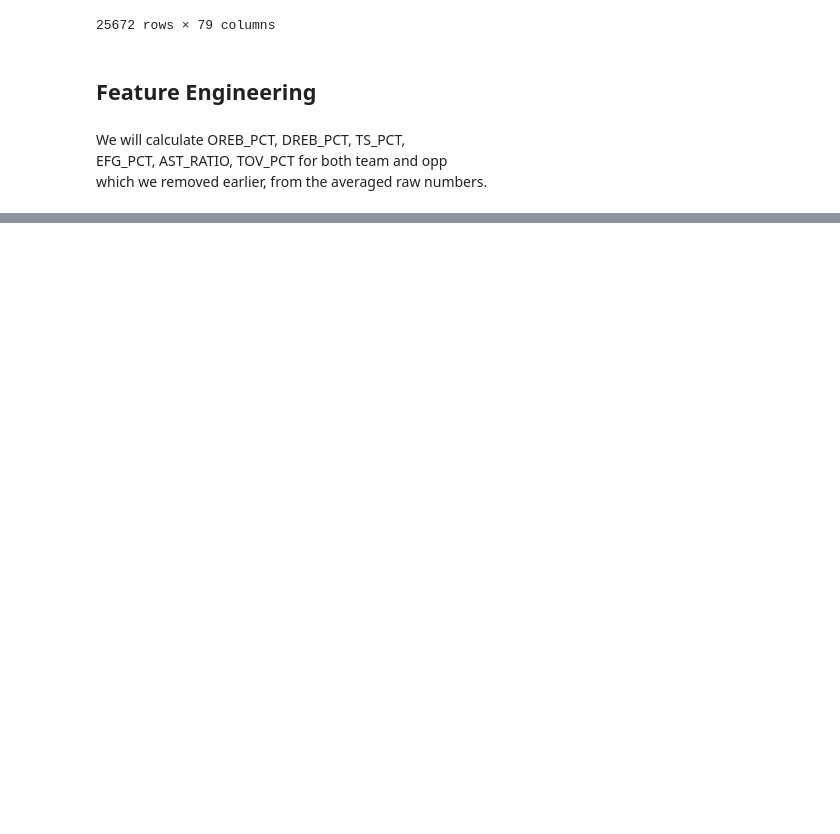
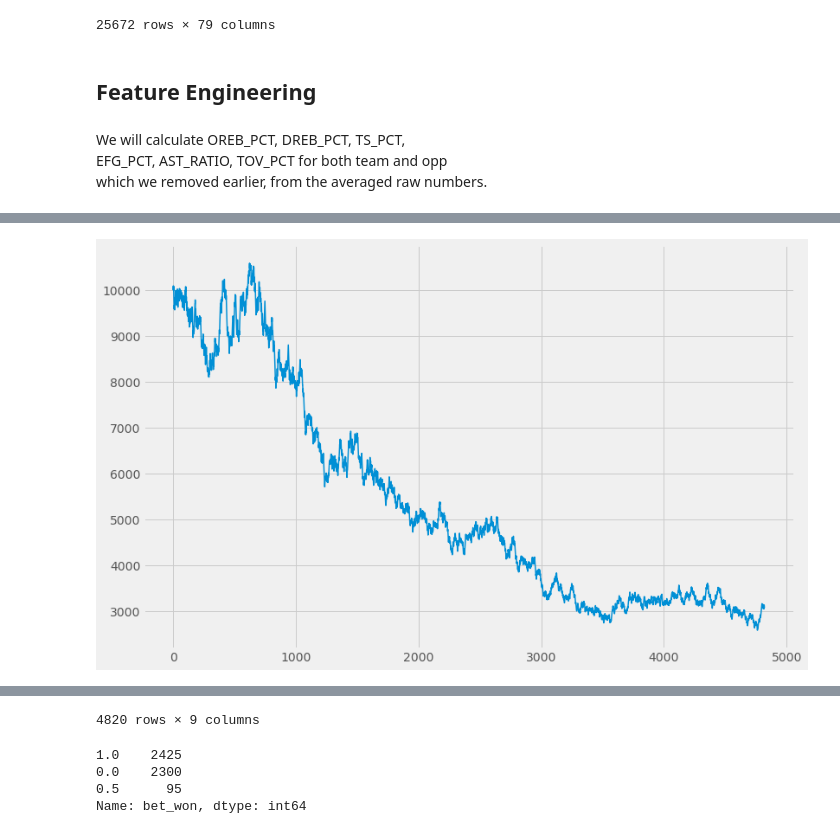
Before and after one commit to jnish23/NBA_Model, a Jupyter notebook: notebooks/team_based_modelv2.ipynb, the cells around one changed output, grey strips where cells are left out. Drawn from its saved outputs; the diff is of its cells as text; code cells hidden in the pictures; blank space fills up the shorter version.

Commit message:
feat: Add simulate_bets function

```diff
--- a/notebooks/team_based_modelv2.ipynb
+++ b/notebooks/team_based_modelv2.ipynb
@@ -178,0 +216,20 @@ full_df
+# %%
+betting_results = full_df[['spread', 'point_diff']].iloc[cutoff:, :]
+betting_results['model_preds'] = y_preds
+
+
+betting_results['bet_home'] = (betting_results['model_preds'] + betting_results['spread'] > 0).astype(int)
+betting_results['home_cover'] = (betting_results['point_diff'] + betting_results['spread'] > 0).astype(int)
+betting_results.loc[betting_results['spread'] + betting_results['point_diff'] == 0, 'home_cover'] = 0.5
+betting_results['bet_won'] = (betting_results['bet_home'] == betting_results['home_cover']).astype(int)
+betting_results.loc[betting_results['home_cover'] == 0.5, 'bet_won'] = 0.5
+
+betting_results['bankroll_i'] = np.nan
+betting_results['bankroll_n'] = np.nan
+betting_results['bankroll_i'].iloc[0] = 10000
+betting_results['bet_size'] = np.nan
+
+# betting_results['bet_size'] =
+betting_results
+
+simulate_bets(betting_results)
@@ -178,0 +254,26 @@ full_df
+# %%
+def simulate_bets(df):
+    for idx in df.index:
+        if np.isnan(df.loc[idx, 'bankroll_i']):
+            df.loc[idx, 'bankroll_i'] = df.loc[idx-1, 'bankroll_n']
+
+        df.loc[idx, 'bet_size'] = df.loc[idx, 'bankroll_i'] * 0.01
+        if df.loc[idx, 'bet_won'] == 1:
+            df.loc[idx, 'bankroll_n'] = df.loc[idx, 'bankroll_i'] + (1/1.1)*df.loc[idx, 'bet_size']
+        elif df.loc[idx, 'bet_won'] == 0:
+            df.loc[idx, 'bankroll_n'] = df.loc[idx, 'bankroll_i'] - df.loc[idx, 'bet_size']
+        else:
+            df.loc[idx, 'bankroll_n'] = df.loc[idx, 'bankroll_i']
+
+    plt.style.use('fivethirtyeight')
+
+    fig, ax = plt.subplots(figsize=(12, 8))
+
+    ax.plot(range(betting_results.shape[0]), betting_results['bankroll_i'], linewidth=1.5)
+    plt.show()
+
+    return df
+# %%
+simulate_bets(betting_results)
+# %% [output]
+[figure, added]
@@ -178,0 +292,8 @@ full_df
+4820 rows × 9 columns
+# %%
+betting_results['bet_won'].value_counts()
+# %% [output]
+1.0    2425
+0.0    2300
+0.5      95
+Name: bet_won, dtype: int64
```
Also changed, not shown: parts of 44 cells of this notebook, 3 other files.
